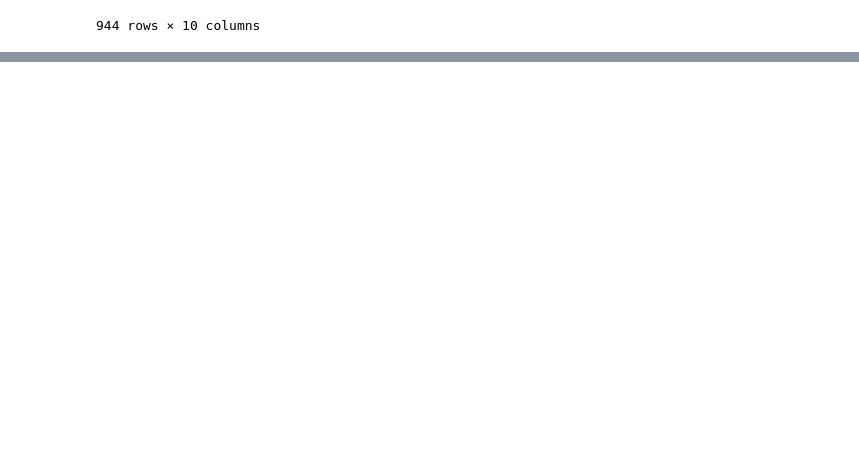
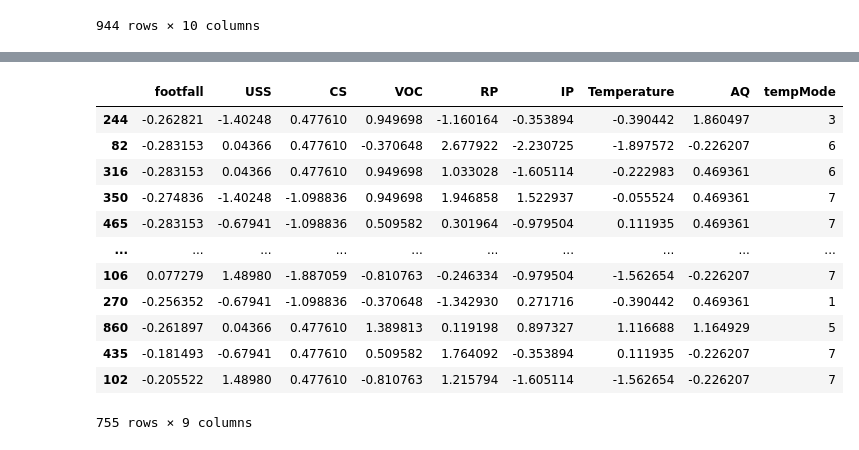
Before and after one commit to Mohamed4488/Machine_Prediction, a Jupyter notebook: Notebooks/train.ipynb, the cells around one changed output, grey strips where cells are left out. Cells and saved outputs as stored; diff of their text form; code cells hidden in the pictures; blank space fills up the shorter version.

```diff
--- a/Notebooks/train.ipynb
+++ b/Notebooks/train.ipynb
@@ -41,0 +60,16 @@ SyntaxError: invalid syntax. Maybe you meant '==' or ':=' instead of '='? (24686
+# %%
+x_train
+# %% [output]
+|  | footfall | USS | CS | VOC | RP | IP | Temperature | AQ | tempMode |
+| 244 | -0.262821 | -1.40248 | 0.477610 | 0.949698 | -1.160164 | -0.353894 | -0.390442 | 1.860497 | 3 |
+| 82 | -0.283153 | 0.04366 | 0.477610 | -0.370648 | 2.677922 | -2.230725 | -1.897572 | -0.226207 | 6 |
+| 316 | -0.283153 | 0.04366 | 0.477610 | 0.949698 | 1.033028 | -1.605114 | -0.222983 | 0.469361 | 6 |
+| 350 | -0.274836 | -1.40248 | -1.098836 | 0.949698 | 1.946858 | 1.522937 | -0.055524 | 0.469361 | 7 |
+| 465 | -0.283153 | -0.67941 | -1.098836 | 0.509582 | 0.301964 | -0.979504 | 0.111935 | 0.469361 | 7 |
+| ... | ... | ... | ... | ... | ... | ... | ... | ... | ... |
+| 106 | 0.077279 | 1.48980 | -1.887059 | -0.810763 | -0.246334 | -0.979504 | -1.562654 | -0.226207 | 7 |
+| 270 | -0.256352 | -0.67941 | -1.098836 | -0.370648 | -1.342930 | 0.271716 | -0.390442 | 0.469361 | 1 |
+| 860 | -0.261897 | 0.04366 | 0.477610 | 1.389813 | 0.119198 | 0.897327 | 1.116688 | 1.164929 | 5 |
+| 435 | -0.181493 | -0.67941 | 0.477610 | 0.509582 | 1.764092 | -0.353894 | 0.111935 | -0.226207 | 7 |
+| 102 | -0.205522 | 1.48980 | 0.477610 | -0.810763 | 1.215794 | -1.605114 | -1.562654 | -0.226207 | 7 |
+755 rows × 9 columns
```
Also changed, not shown: parts of 22 cells of this notebook, 1 other file.
